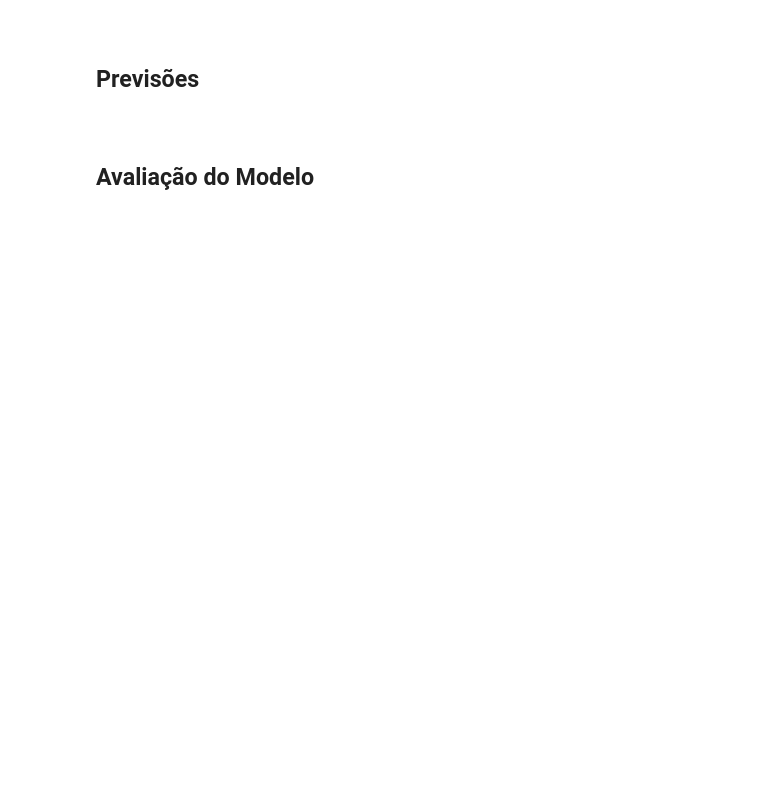
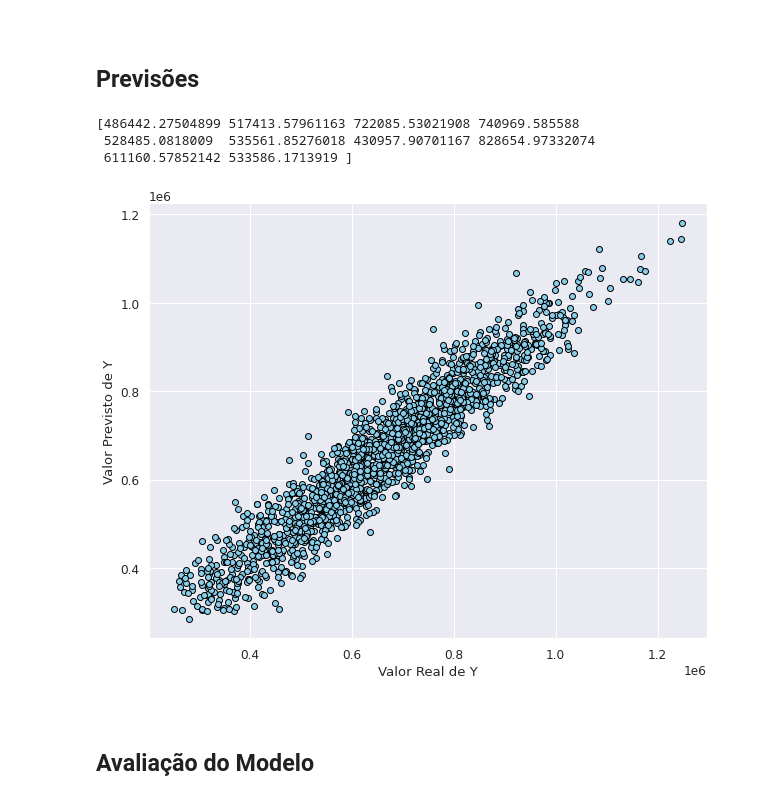
Before and after one commit to EduardoBran/Python_-_Machine_Learning_-_Projetos_Regressao_e_Classificacao, a Jupyter notebook: 1.Projeto_Regressao_-_Prevendo_Valor_Propriedades_Imobiliarias.ipynb, the cells around one changed output. Cells and saved outputs as stored; diff of their text form; code cells hidden in the pictures; blank space fills up the shorter version.

```diff
--- a/1.Projeto_Regressao_-_Prevendo_Valor_Propriedades_Imobiliarias.ipynb
+++ b/1.Projeto_Regressao_-_Prevendo_Valor_Propriedades_Imobiliarias.ipynb
@@ -1616,6 +1652,25 @@ display(df_modelos)
 <br>
 
 ## Previsões
+# %%
+# Previsões com dados de teste
+pred_v6 = modelo_v6_RF.predict(X_teste)
+
+# Imprime as 10 primeiras previsões
+print(pred_v6[:10])
+# %% [output]
+[486442.27504899 517413.57961163 722085.53021908 740969.585588
+ 528485.0818009  535561.85276018 430957.90701167 828654.97332074
+ 611160.57852142 533586.1713919 ]
+# %%
+# Plot das previsões vs valores reais
+plt.figure(figsize=(10, 8))
+plt.scatter(x=y_teste, y=pred_v6, color='skyblue', edgecolors='black')
+plt.xlabel('Valor Real de Y')
+plt.ylabel('Valor Previsto de Y')
+plt.show()
+# %% [output]
+[figure, added]
 # %% [markdown]
 <br>
 
```
Also changed, not shown: parts of 52 cells of this notebook, 6 other files.
